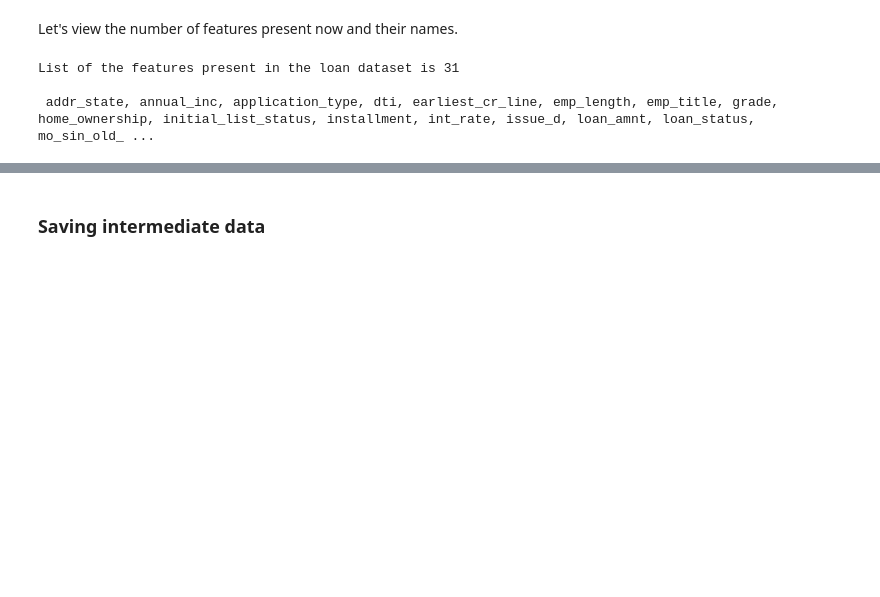
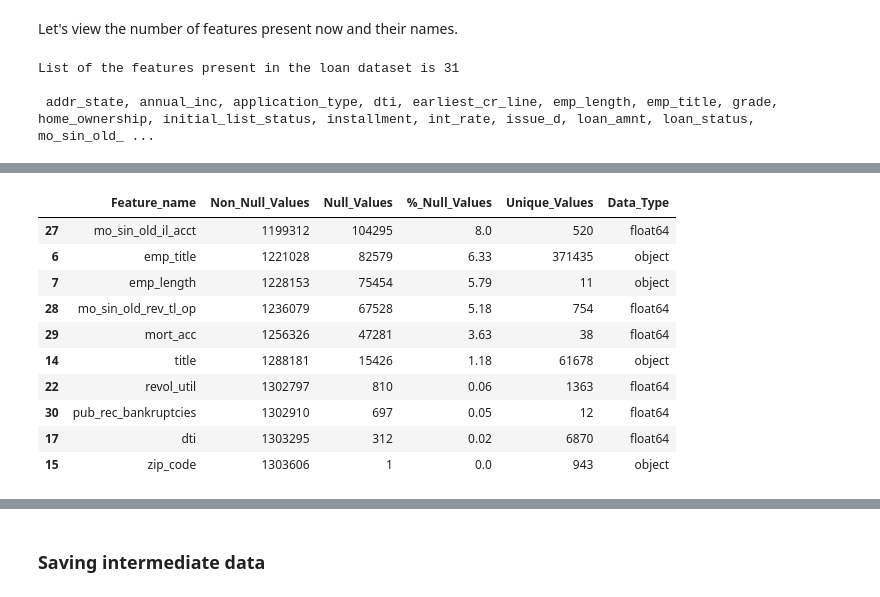
Before and after one commit to Singhal-Piyush/credit-risk-probability-default-model, a Jupyter notebook: 01_credit_risk_data_exploration.ipynb, the cells around one changed output, grey strips where cells are left out. Drawn from its saved outputs; the diff is of its cells as text; code cells hidden in the pictures; blank space fills up the shorter version.

```diff
--- a/01_credit_risk_data_exploration.ipynb
+++ b/01_credit_risk_data_exploration.ipynb
@@ -439,0 +489,15 @@ List of the features present in the loan dataset is 31
+# %%
+# viewing the meta data about the features in loan dataset in descending order
+dataset_meta_desc_1.loc[dataset_meta_desc_1['Null_Values']>0].sort_values(by = '%_Null_Values', ascending = False)
+# %% [output]
+|  | Feature_name | Non_Null_Values | Null_Values | %_Null_Values | Unique_Values | Data_Type |
+| 27 | mo_sin_old_il_acct | 1199312 | 104295 | 8.0 | 520 | float64 |
+| 6 | emp_title | 1221028 | 82579 | 6.33 | 371435 | object |
+| 7 | emp_length | 1228153 | 75454 | 5.79 | 11 | object |
+| 28 | mo_sin_old_rev_tl_op | 1236079 | 67528 | 5.18 | 754 | float64 |
+| 29 | mort_acc | 1256326 | 47281 | 3.63 | 38 | float64 |
+| 14 | title | 1288181 | 15426 | 1.18 | 61678 | object |
+| 22 | revol_util | 1302797 | 810 | 0.06 | 1363 | float64 |
+| 30 | pub_rec_bankruptcies | 1302910 | 697 | 0.05 | 12 | float64 |
+| 17 | dti | 1303295 | 312 | 0.02 | 6870 | float64 |
+| 15 | zip_code | 1303606 | 1 | 0.0 | 943 | object |
```
Also changed, not shown: parts of 16 cells of this notebook, 1 other file.
